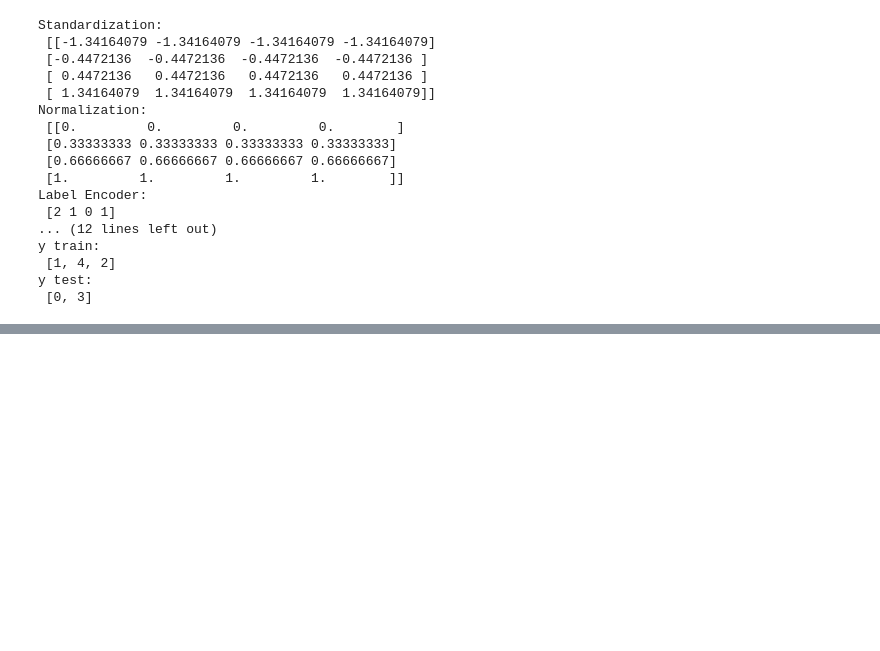
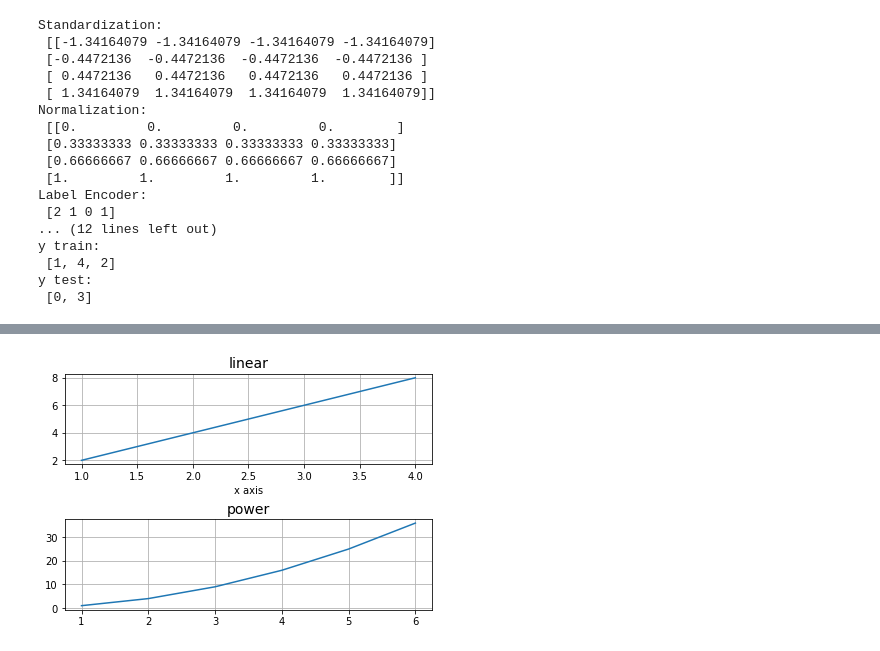
Before and after one commit to anooood/homework0, a Jupyter notebook: Homework0.ipynb, the cells around one changed output, grey strips where cells are left out. Cells and saved outputs as stored; diff of their text form; code cells hidden in the pictures; blank space fills up the shorter version.

```diff
--- a/Homework0.ipynb
+++ b/Homework0.ipynb
@@ -278,0 +306,16 @@ y test:
+# %%
+plt.figure()
+plt.subplot(211)
+plt.plot(x,y)
+plt.xlabel('x axis')
+ax = plt.gca()
+ax.FontSize = 12
+plt.title('linear',fontsize=14)
+plt.grid()
+plt.subplot(212)
+plt.plot(x2,y2)
+plt.grid()
+plt.title('power',fontsize=14)
+plt.subplots_adjust(top=0.92, bottom=0.1, left=0.10, right=0.95, hspace=0.6, wspace=0.5)
+# %% [output]
+[figure, added]
```
Also changed, not shown: parts of 3 cells of this notebook.
